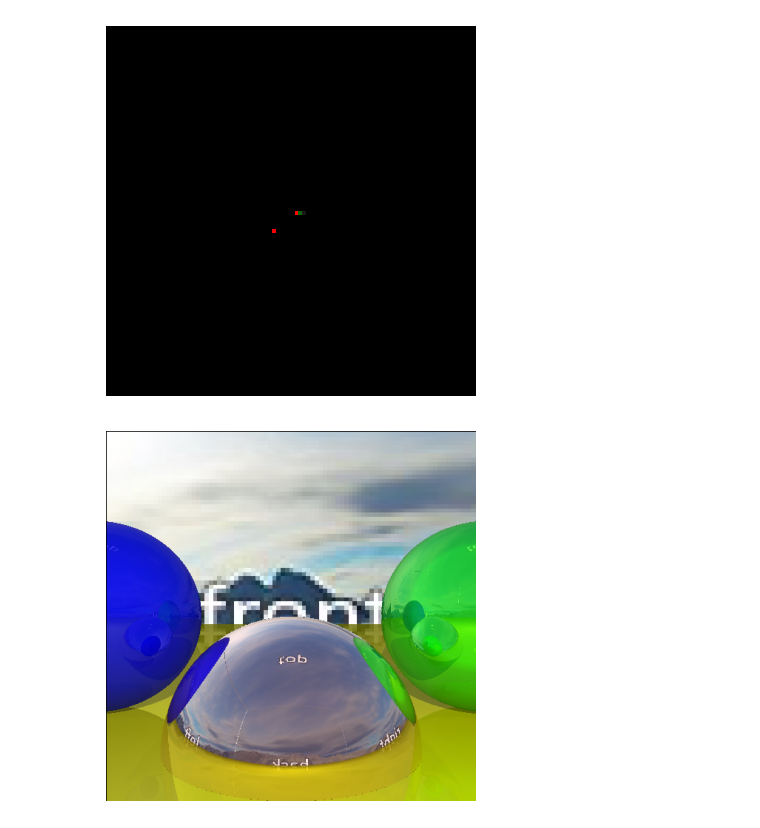
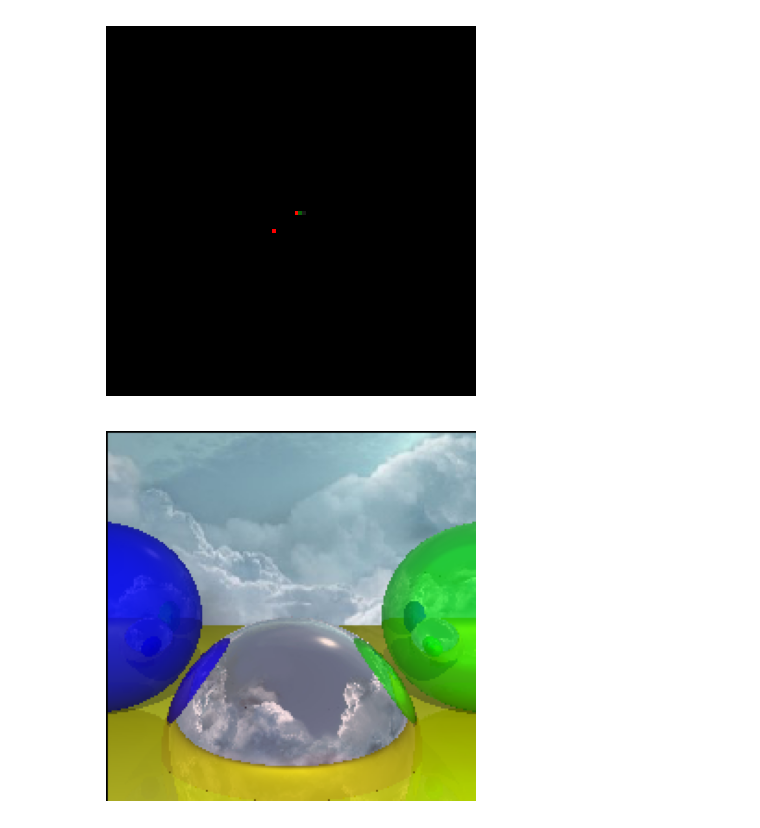
Before and after one commit to lunaluxie/Python-Raytracing, a Jupyter notebook: raytracing.ipynb, the cells around one changed output. Saved outputs shown, nothing was run; the diff lists cells and outputs as text; code cells hidden in the pictures.

```diff
--- a/raytracing.ipynb
+++ b/raytracing.ipynb
@@ -133,29 +133,27 @@ def closest_intersection(ray, objects):
     return closest_object, closest_t
 
 
-def split_cubemap(image):
-    height, total_width, _ = image.shape
-    face_width = total_width // 4
-
-    images = [
-              image[face_width:2*face_width, 2*face_width:3*face_width], # POSITIVE X
-              image[face_width:2*face_width, 0:face_width], # NEGATIVE X
-              image[0:face_width, face_width:2*face_width], # POSITIVE Y
-              image[2*face_width:3*face_width, face_width:2*face_width], # NEGATIVE Y
-              image[face_width:2*face_width, face_width:2*face_width], # POSITIVE Z
-              image[face_width:2*face_width, 3*face_width:4*face_width], # NEGATIVE Z
-            ]
-
-    return images
-
-
-
 
 class SkyBox():
     def __init__(self, image):
         self.image = np.array(image)
+        self.split_cubemap()
 
-        self.images = split_cubemap(self.image)
+    def split_cubemap(self):
+        height, total_width, _ = self.image.shape
+        face_width = total_width // 4
+
+        images = [
+                self.image[face_width:2*face_width, 2*face_width:3*face_width], # POSITIVE X
+                self.image[face_width:2*face_width, 0:face_width], # NEGATIVE X
+                self.image[0:face_width, face_width:2*face_width], # POSITIVE Y
+                self.image[2*face_width:3*face_width, face_width:2*face_width], # NEGATIVE Y
+                self.image[face_width:2*face_width, face_width:2*face_width], # POSITIVE Z
+                self.image[face_width:2*face_width, 3*face_width:4*face_width], # NEGATIVE Z
+                ]
+
+        self.images = images
+        return self.images
 
     def sphere2pixel(self, P):
         x,y,z = P
@@ -222,9 +220,6 @@ class SkyBox():
         return self.images[index][x,y]
 
 
-
-
-
 class Scene():
     def __init__(self, camera, objects=[], lights=[], skybox=None):
         self.camera = camera
@@ -267,7 +262,6 @@ class Scene():
 
         return I
 
-
     def compute_lighting(self, P, N, V, object):
         intensity = object.material.ambient
         for light in self.lights:
@@ -308,36 +302,34 @@ class Scene():
         return local_color * (1- r) + r * reflected_color
 
 
-
     def render(self):
-
         for x in range(-self.camera.resolution[0]//2+1, self.camera.resolution[0]//2):
             for y in range(-self.camera.resolution[1]//2+1, self.camera.resolution[1]//2):
                 D = self.camera.orientation@self.camera.canvas_to_world(x,y)
                 ray = Ray(self.camera.position, D, tmin=self.camera.d, tmax=np.inf)
                 color = self.trace_ray(ray, self.objects, self.lights)
                 self.camera.canvas.write_pixel(x,y, color)
 
 
         return self.camera.canvas
 
 
 alpha = 0.1
-camera = Camera(resolution=(500,500), position=[0,0, 0], orientation=[[1,0,0],[0,1,0],[0,0,1]])
+camera = Camera(resolution=(200,200), position=[0,0, 0], orientation=[[1,0,0],[0,1,0],[0,0,1]])
 spheres = [Sphere(position=(0,-1,3), radius=1,  material=BasicMaterial((255,0,0), specular=10, reflective=0.9, ambient=0.4)),
            Sphere(position=(-2,0,4),  radius=1, material=BasicMaterial((0,0,255), reflective=0.2, specular=500)),
            Sphere(position=(2,0,4), radius=1,   material=BasicMaterial((0,255,0), reflective=0.4)),
            Sphere(position=(0,-5001,0), radius=5000, material=BasicMaterial((255,255,0), specular=1000)),
            ]
 
 # image = Image.open('image21.png')
-# image = Image.open('miramar.jpeg')
-image = Image.open("cubemaps_skybox.jpeg")
+image = Image.open('miramar.jpeg')
+# image = Image.open("cubemaps_skybox.jpeg")
 skybox = SkyBox(image)
 
 
 lights = [PointLight(position=(0,1,0), intensity=0.6)]
 scene = Scene(camera, spheres, lights, skybox)
 scene.render().show()
 # %% [output]
-[figure, old version]
+[figure, new version]
```
